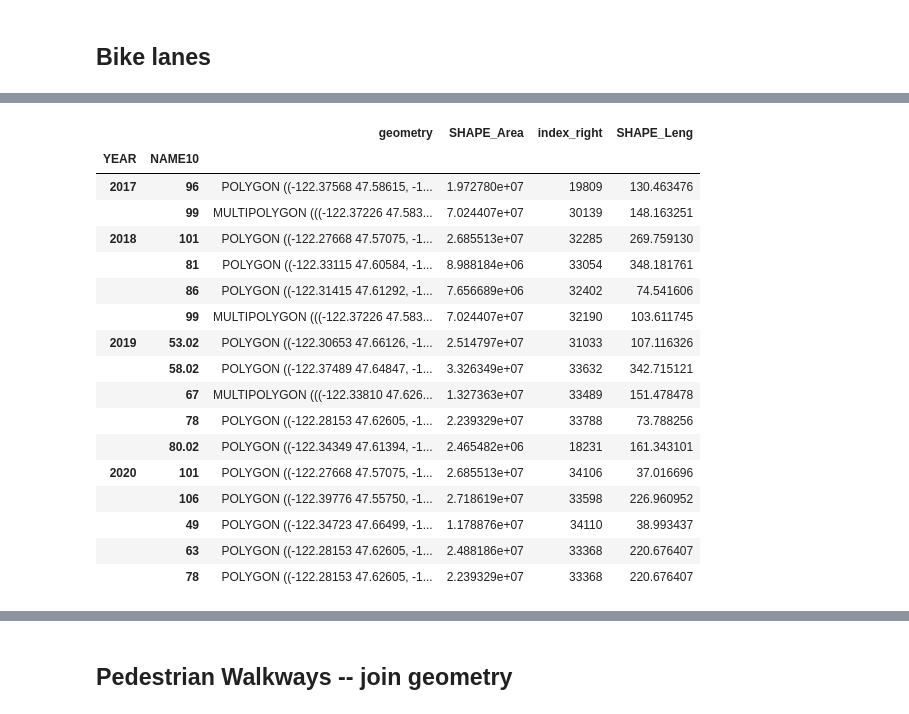
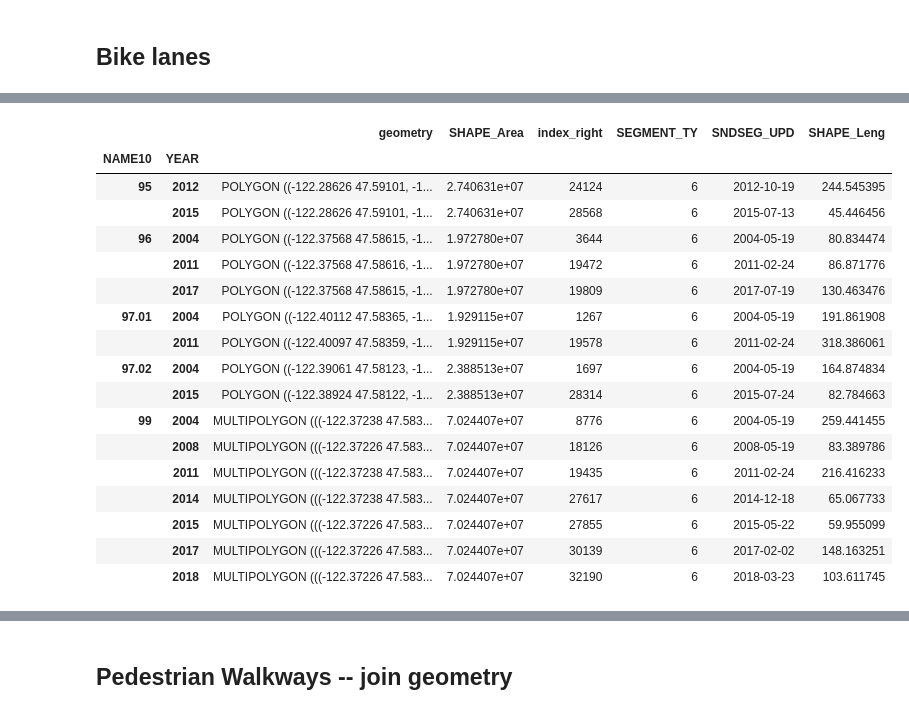
Before and after one commit to Greening-Seattle/Prediction, a Jupyter notebook: Prediction_GeoSegmentation.ipynb, the cells around one changed output, grey strips where cells are left out. Drawn from its saved outputs; the diff is of its cells as text; code cells hidden in the pictures.

Commit message:
Updated bike lane df at bottom of notebook for S

```diff
--- a/Prediction_GeoSegmentation.ipynb
+++ b/Prediction_GeoSegmentation.ipynb
@@ -122,10 +119,11 @@ lane_columns = ['SEGMENT_TY', 'SNDSEG_UPD', 'SHAPE_Leng', 'geometry']
 bike = df_SND[lane_columns]
 # %%
 # Creates list of years in each row
-lanes_years = []
-for i in bike['SNDSEG_UPD'].values:
-    lanes_years.append(int(i[0:4]))
+snd_years = []
+for i in df_SND['SNDSEG_UPD'].values:
+    snd_years.append(int(i[0:4]))
 
-lane_years = lanes_years
+snd_year = snd_years
+snd_year_df = pd.Series(snd_year)
 # %%
-bike['YEAR'] = pd.Series(lane_years)
+bike['YEAR'] = snd_year_df
@@ -135,27 +147,27 @@ bike = bike[bike['SEGMENT_TY']==6]
 # %%
 bike_cleaned = bike.drop(columns=['SNDSEG_UPD', 'SEGMENT_TY'])
 # %%
-lane_by_tract = gpd.sjoin(census_bounds_cleaned, bike_cleaned, op='intersects')
-lanes_years = lane_by_tract.dissolve(by=['YEAR','NAME10'])
+lane_by_tract = gpd.sjoin(census_bounds_cleaned, bike, op='intersects')
+lanes_years = lane_by_tract.dissolve(by=['NAME10','YEAR'])
 lanes_years.drop(columns=['geometry','SHAPE_Area','index_right'])
 lanes_years.tail(n=16)
 # %% [output]
-|  |  | geometry | SHAPE_Area | index_right | SHAPE_Leng |
-| YEAR | NAME10 |  |  |  |  |
-| 2017 | 96 | POLYGON ((-122.37568 47.58615, -1... | 1.972780e+07 | 19809 | 130.463476 |
-|  | 99 | MULTIPOLYGON (((-122.37226 47.583... | 7.024407e+07 | 30139 | 148.163251 |
-| 2018 | 101 | POLYGON ((-122.27668 47.57075, -1... | 2.685513e+07 | 32285 | 269.759130 |
-|  | 81 | POLYGON ((-122.33115 47.60584, -1... | 8.988184e+06 | 33054 | 348.181761 |
-|  | 86 | POLYGON ((-122.31415 47.61292, -1... | 7.656689e+06 | 32402 | 74.541606 |
-|  | 99 | MULTIPOLYGON (((-122.37226 47.583... | 7.024407e+07 | 32190 | 103.611745 |
-| 2019 | 53.02 | POLYGON ((-122.30653 47.66126, -1... | 2.514797e+07 | 31033 | 107.116326 |
-|  | 58.02 | POLYGON ((-122.37489 47.64847, -1... | 3.326349e+07 | 33632 | 342.715121 |
-|  | 67 | MULTIPOLYGON (((-122.33810 47.626... | 1.327363e+07 | 33489 | 151.478478 |
-|  | 78 | POLYGON ((-122.28153 47.62605, -1... | 2.239329e+07 | 33788 | 73.788256 |
-|  | 80.02 | POLYGON ((-122.34349 47.61394, -1... | 2.465482e+06 | 18231 | 161.343101 |
-| 2020 | 101 | POLYGON ((-122.27668 47.57075, -1... | 2.685513e+07 | 34106 | 37.016696 |
-|  | 106 | POLYGON ((-122.39776 47.55750, -1... | 2.718619e+07 | 33598 | 226.960952 |
-|  | 49 | POLYGON ((-122.34723 47.66499, -1... | 1.178876e+07 | 34110 | 38.993437 |
-|  | 63 | POLYGON ((-122.28153 47.62605, -1... | 2.488186e+07 | 33368 | 220.676407 |
-|  | 78 | POLYGON ((-122.28153 47.62605, -1... | 2.239329e+07 | 33368 | 220.676407 |
+|  |  | geometry | SHAPE_Area | index_right | SEGMENT_TY | SNDSEG_UPD | SHAPE_Leng |
+| NAME10 | YEAR |  |  |  |  |  |  |
+| 95 | 2012 | POLYGON ((-122.28626 47.59101, -1... | 2.740631e+07 | 24124 | 6 | 2012-10-19 | 244.545395 |
+|  | 2015 | POLYGON ((-122.28626 47.59101, -1... | 2.740631e+07 | 28568 | 6 | 2015-07-13 | 45.446456 |
+| 96 | 2004 | POLYGON ((-122.37568 47.58615, -1... | 1.972780e+07 | 3644 | 6 | 2004-05-19 | 80.834474 |
+|  | 2011 | POLYGON ((-122.37568 47.58616, -1... | 1.972780e+07 | 19472 | 6 | 2011-02-24 | 86.871776 |
+|  | 2017 | POLYGON ((-122.37568 47.58615, -1... | 1.972780e+07 | 19809 | 6 | 2017-07-19 | 130.463476 |
+| 97.01 | 2004 | POLYGON ((-122.40112 47.58365, -1... | 1.929115e+07 | 1267 | 6 | 2004-05-19 | 191.861908 |
+|  | 2011 | POLYGON ((-122.40097 47.58359, -1... | 1.929115e+07 | 19578 | 6 | 2011-02-24 | 318.386061 |
+| 97.02 | 2004 | POLYGON ((-122.39061 47.58123, -1... | 2.388513e+07 | 1697 | 6 | 2004-05-19 | 164.874834 |
+|  | 2015 | POLYGON ((-122.38924 47.58122, -1... | 2.388513e+07 | 28314 | 6 | 2015-07-24 | 82.784663 |
+| 99 | 2004 | MULTIPOLYGON (((-122.37238 47.583... | 7.024407e+07 | 8776 | 6 | 2004-05-19 | 259.441455 |
+|  | 2008 | MULTIPOLYGON (((-122.37226 47.583... | 7.024407e+07 | 18126 | 6 | 2008-05-19 | 83.389786 |
+|  | 2011 | MULTIPOLYGON (((-122.37238 47.583... | 7.024407e+07 | 19435 | 6 | 2011-02-24 | 216.416233 |
+|  | 2014 | MULTIPOLYGON (((-122.37238 47.583... | 7.024407e+07 | 27617 | 6 | 2014-12-18 | 65.067733 |
+|  | 2015 | MULTIPOLYGON (((-122.37226 47.583... | 7.024407e+07 | 27855 | 6 | 2015-05-22 | 59.955099 |
+|  | 2017 | MULTIPOLYGON (((-122.37226 47.583... | 7.024407e+07 | 30139 | 6 | 2017-02-02 | 148.163251 |
+|  | 2018 | MULTIPOLYGON (((-122.37226 47.583... | 7.024407e+07 | 32190 | 6 | 2018-03-23 | 103.611745 |
 # %%
```
Also changed, not shown: parts of 11 cells of this notebook.
